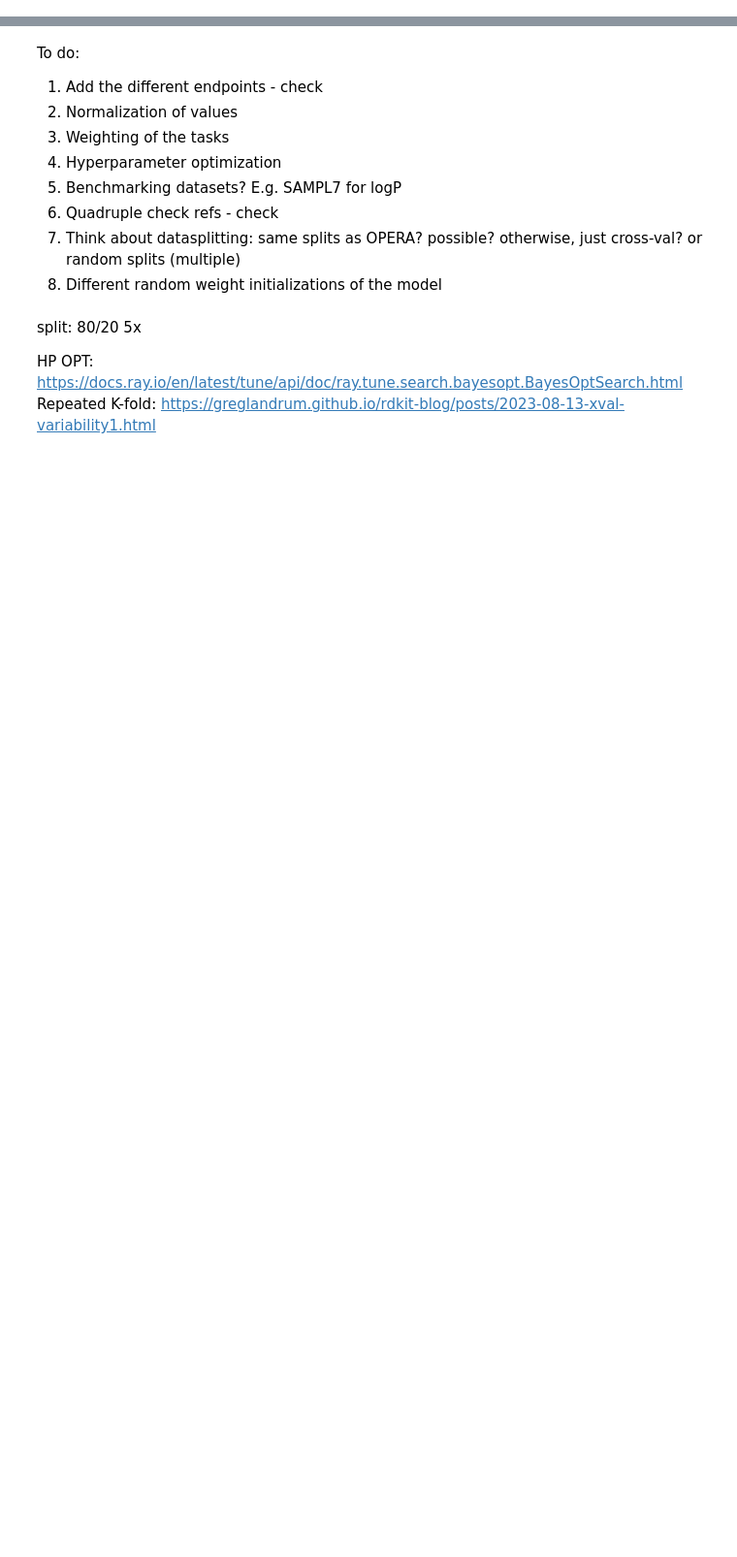
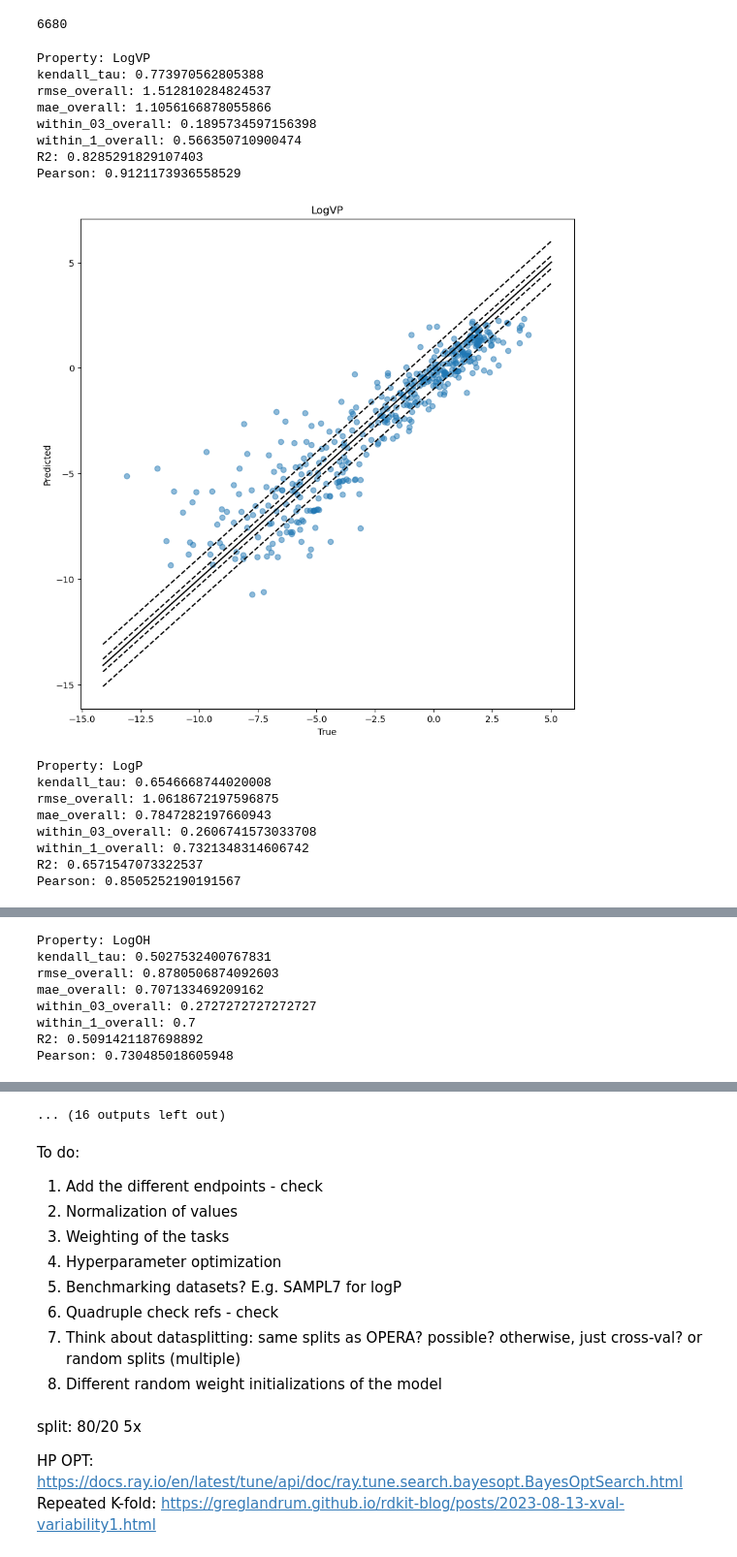
Before and after one commit to Cschiebroek/Digital_Chemistry, a Jupyter notebook: 001_First_test.ipynb, the cells around one changed output, grey strips where cells are left out. Shown at 97% size. Drawn from its saved outputs; the diff is of its cells as text; code cells hidden in the pictures; blank space fills up the shorter version.

Commit message:
migrated to util files

```diff
--- a/001_First_test.ipynb
+++ b/001_First_test.ipynb
@@ -455,0 +68,2 @@ def train_and_validate_multi(model, train_loader, val_loader, optimizer, num_epo
+# %%
+graphs_DASH_charge_scaled = get_graphs(df_scaled,dash_charges=True,scaled =True,save_graphs = True)
@@ -456,18 +72,16 @@ def train_and_validate_multi(model, train_loader, val_loader, optimizer, num_epo
 # %%
-outputs = 15
-torch.cuda.empty_cache()
-train_data, test_data = train_test_split(mol_graphs, test_size=0.2, random_state=0)
-#split train in train and val
+outputs = 14
+device = torch.device('cuda' if torch.cuda.is_available() else 'cpu')
+train_data, test_data = train_test_split(graphs_DASH_charge_scaled, test_size=0.2, random_state=0)
 train_data, val_data = train_test_split(train_data, test_size=0.2, random_state=0)
-# #datloaders
+
 train_loader = DataLoader(train_data, batch_size=64, shuffle=True)
 val_loader = DataLoader(val_data, batch_size=64, shuffle=False)
-
-model= AttentiveFP(in_channels=23, hidden_channels=200, out_channels=outputs,
+model= AttentiveFP(in_channels=24, hidden_channels=200, out_channels=outputs,
                             edge_dim=11, num_layers=4, num_timesteps=2,
                             dropout=0.0).to(device)
 optimizer = torch.optim.Adam(model.parameters(), lr=10**-3,
                         weight_decay=10**-4)
 print(len(train_data), len(val_data), len(test_data))
-# train_and_validate_multi(model, train_loader, val_loader, optimizer, num_epochs=100, outputs=outputs, verbose=True)
+train_and_validate_multi(model, train_loader, val_loader, optimizer, num_epochs=100, outputs=outputs, verbose=True)
 # %% [output]
@@ -672,0 +92,29 @@ df_preds
+# %%
+preds, ys = get_preds_per_task(val_loader, outputs)
+# %% [output]
+6680
+# %%
+#make df from preds
+df_preds,df_ys = preds_and_ys_to_df(preds,ys,ref_df = df_combined,scaler = scaler)
+# %%
+#plot
+from utils_plotting import plot_scatters
+plot_scatters(df_preds,df_ys)
+# %% [output]
+Property: LogVP
+kendall_tau: 0.773970562805388
+rmse_overall: 1.512810284824537
+mae_overall: 1.1056166878055866
+within_03_overall: 0.1895734597156398
+within_1_overall: 0.566350710900474
+R2: 0.8285291829107403
+Pearson: 0.9121173936558529
+[figure, added]
+Property: LogP
+kendall_tau: 0.6546668744020008
+rmse_overall: 1.0618672197596875
+mae_overall: 0.7847282197660943
+within_03_overall: 0.2606741573033708
+within_1_overall: 0.7321348314606742
+R2: 0.6571547073322537
+Pearson: 0.8505252190191567
@@ -672,0 +122,8 @@ df_preds
+Property: LogOH
+kendall_tau: 0.5027532400767831
+rmse_overall: 0.8780506874092603
+mae_overall: 0.707133469209162
+within_03_overall: 0.2727272727272727
+within_1_overall: 0.7
+R2: 0.5091421187698892
+Pearson: 0.730485018605948
@@ -673,3 +158,4 @@ df_preds
+... (16 outputs left out)
 # %% [markdown]
 To do:
 1. Add the different endpoints - check
```
Also changed, not shown: parts of 30 cells of this notebook, 5 other files.
